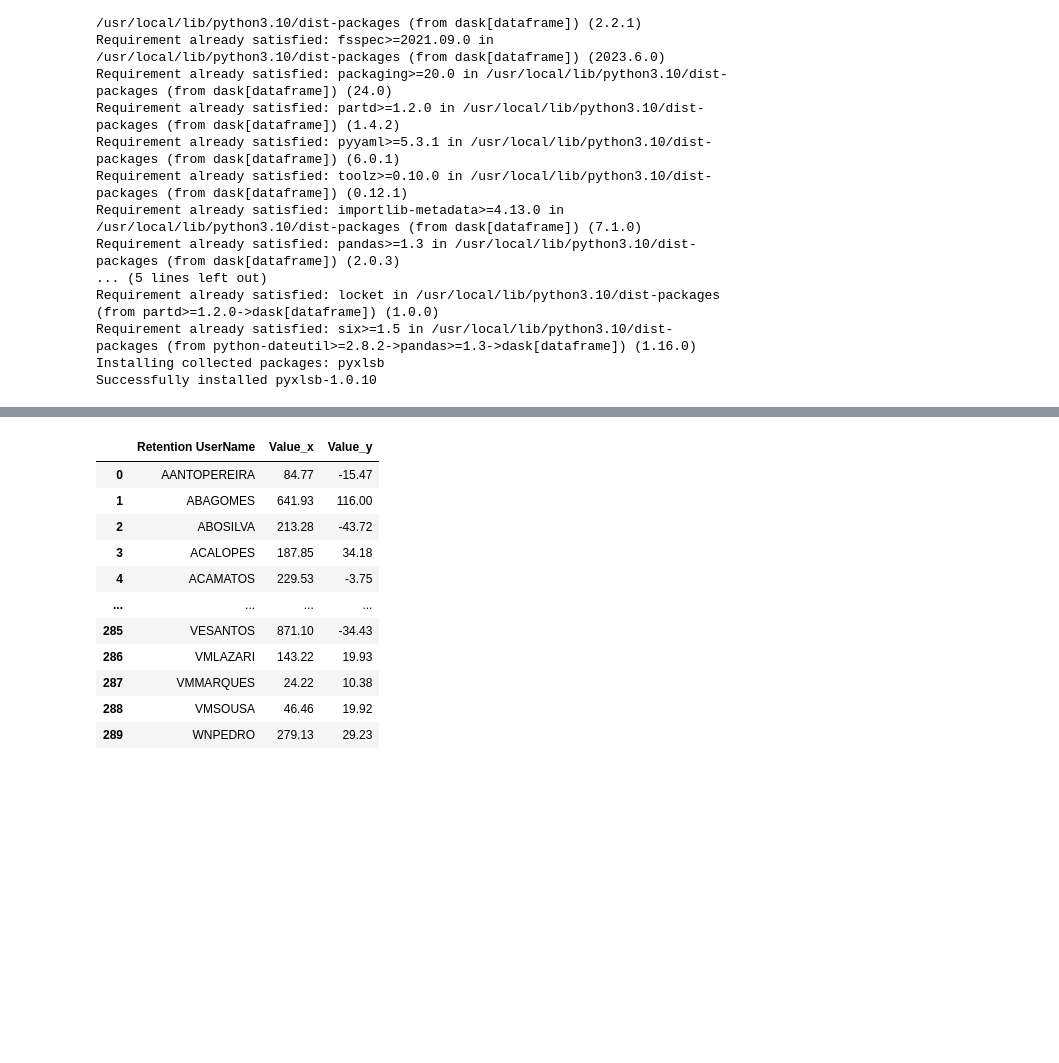
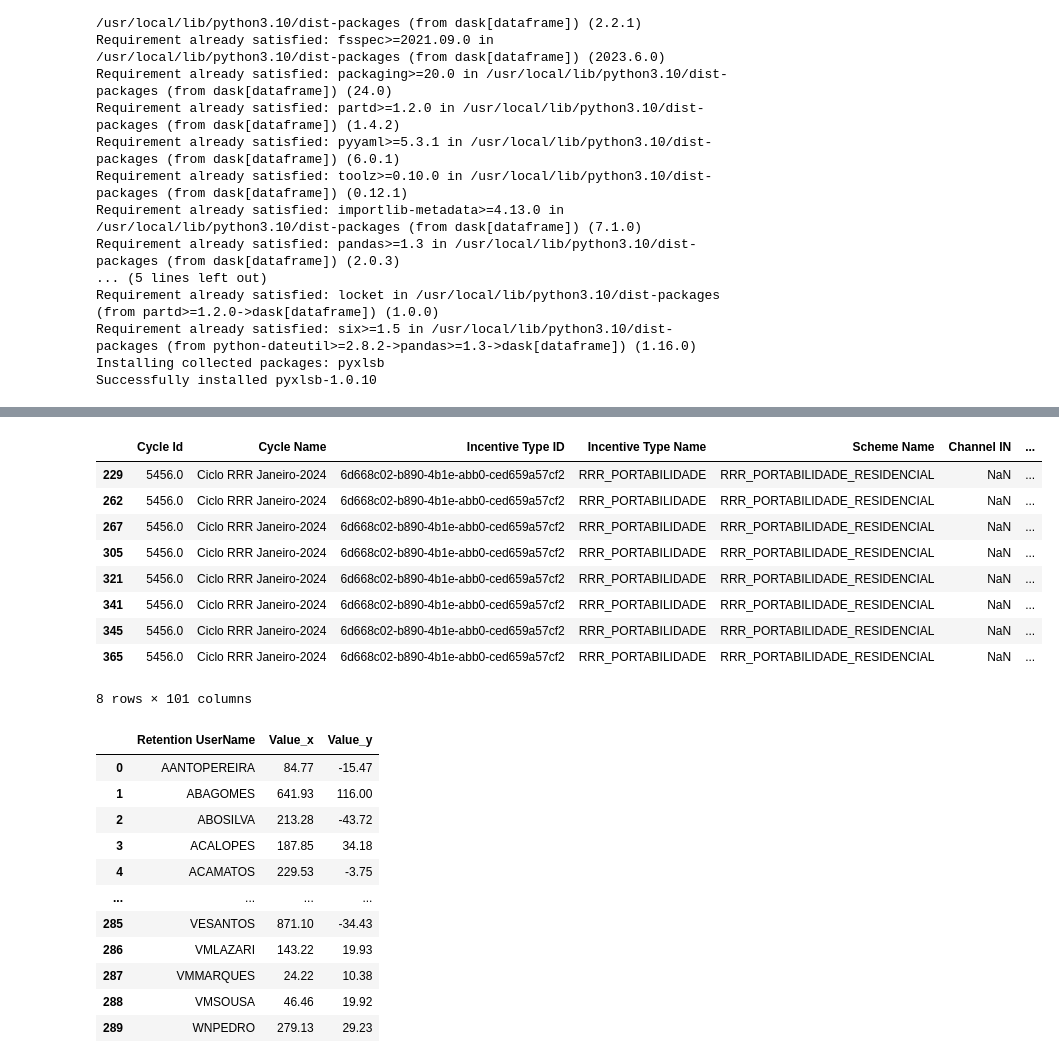
Before and after one commit to josepmatias/nos_reten-ao, a Jupyter notebook: elegiveis.ipynb, the cells around one changed output, grey strips where cells are left out. Saved outputs shown, nothing was run; the diff lists cells and outputs as text; code cells hidden in the pictures; blank space fills up the shorter version.

```diff
--- a/elegiveis.ipynb
+++ b/elegiveis.ipynb
@@ -70,0 +88,8 @@ resumo_r3.columns=renomear_cols(resumo_r3)
+# %%
+#extrair linhas para avaliar se são elegíveis para cb - Chargeback Reason=Activação Negativa
+
+def event_cb (df, col="Chargeback Reason", str="Activação Negativa"):
+  df_cb=df.loc[df[col]==str, :]
+  return df_cb
+
+event_cb(resumo_r).head(2)
@@ -71,3 +101,26 @@ resumo_r3.columns=renomear_cols(resumo_r3)
+# %%
+#extrair linhas para avaliar se são elegíveis para cb - Chargeback Reason=Activação Negativa + portabilidades
+
+def event_cb (df, col=["Chargeback Reason", "Event Type Name"], str="Activação Negativa", str2=["EVENTO GENÉRICO DE SERVIÇO", "PORTABILIDADE DE SERVIÇO"]):
+  for i in col:
+    if i=="Chargeback Reason":
+      df_cb=df.loc[df[i]==str, :]
+    else:
+      df_portabilidade=df.loc[(df[i].isin(str2)) & (df["Incentive Type Name"].str.find("PORTABILIDADE")!=-1), :]
+  return df_portabilidade
+
+event_cb(resumo_r)
+# %% [output]
+|  | Cycle Id | Cycle Name | Incentive Type ID | Incentive Type Name | Scheme Name | Channel IN | ... |
+| 229 | 5456.0 | Ciclo RRR Janeiro-2024 | 6d668c02-b890-4b1e-abb0-ced659a57cf2 | RRR_PORTABILIDADE | RRR_PORTABILIDADE_RESIDENCIAL | NaN | ... |
+| 262 | 5456.0 | Ciclo RRR Janeiro-2024 | 6d668c02-b890-4b1e-abb0-ced659a57cf2 | RRR_PORTABILIDADE | RRR_PORTABILIDADE_RESIDENCIAL | NaN | ... |
+| 267 | 5456.0 | Ciclo RRR Janeiro-2024 | 6d668c02-b890-4b1e-abb0-ced659a57cf2 | RRR_PORTABILIDADE | RRR_PORTABILIDADE_RESIDENCIAL | NaN | ... |
+| 305 | 5456.0 | Ciclo RRR Janeiro-2024 | 6d668c02-b890-4b1e-abb0-ced659a57cf2 | RRR_PORTABILIDADE | RRR_PORTABILIDADE_RESIDENCIAL | NaN | ... |
+| 321 | 5456.0 | Ciclo RRR Janeiro-2024 | 6d668c02-b890-4b1e-abb0-ced659a57cf2 | RRR_PORTABILIDADE | RRR_PORTABILIDADE_RESIDENCIAL | NaN | ... |
+| 341 | 5456.0 | Ciclo RRR Janeiro-2024 | 6d668c02-b890-4b1e-abb0-ced659a57cf2 | RRR_PORTABILIDADE | RRR_PORTABILIDADE_RESIDENCIAL | NaN | ... |
+| 345 | 5456.0 | Ciclo RRR Janeiro-2024 | 6d668c02-b890-4b1e-abb0-ced659a57cf2 | RRR_PORTABILIDADE | RRR_PORTABILIDADE_RESIDENCIAL | NaN | ... |
+| 365 | 5456.0 | Ciclo RRR Janeiro-2024 | 6d668c02-b890-4b1e-abb0-ced659a57cf2 | RRR_PORTABILIDADE | RRR_PORTABILIDADE_RESIDENCIAL | NaN | ... |
+8 rows × 101 columns
 # %%
 #resumo_r.loc[resumo_r["Incentive Type Name"]=="RRR_CHARGEBACK NOS", "Value"].describe().reset_index().transpose()
 
```
Also changed, not shown: parts of 5 cells of this notebook.
